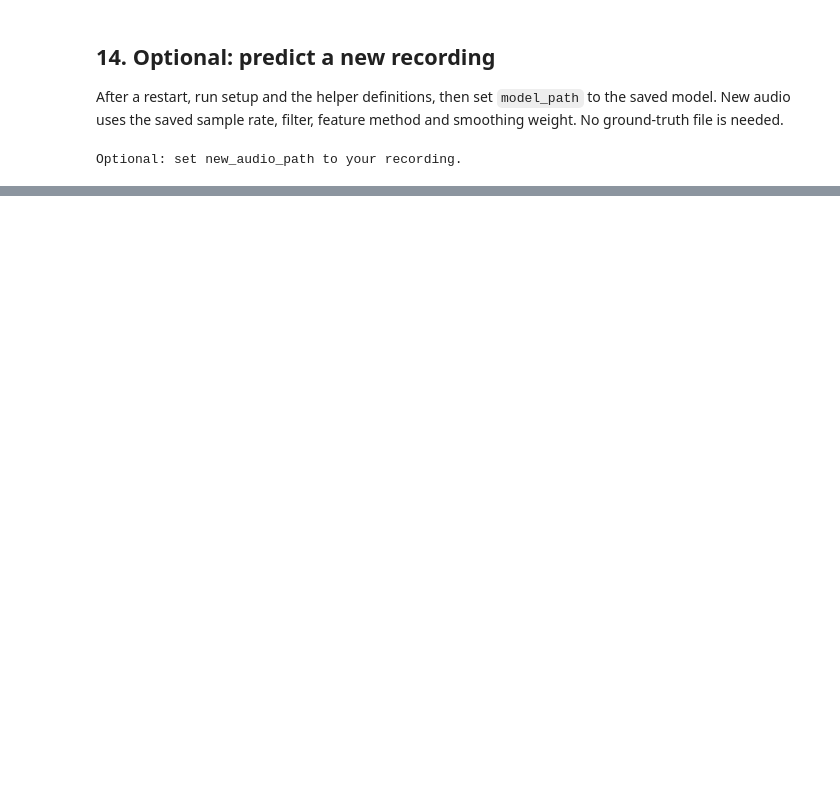
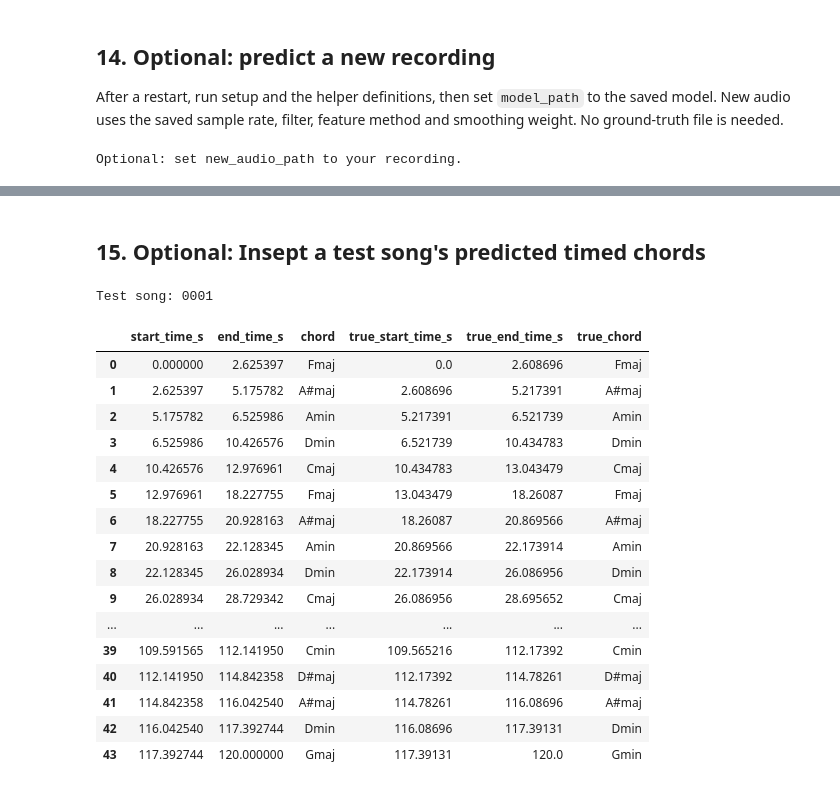
Before and after one commit to hanneswesterberg/dt2470-project, a Jupyter notebook: AAM_Window_HMM.ipynb, the cells around one changed output, grey strips where cells are left out. Drawn from its saved outputs; the diff is of its cells as text; code cells hidden in the pictures; blank space fills up the shorter version.

```diff
--- a/AAM_Window_HMM.ipynb
+++ b/AAM_Window_HMM.ipynb
@@ -853,0 +871,46 @@ Test song: 0057
+# %% [markdown]
+## 15. Optional: Insept a test song's predicted timed chords
+# %%
+song_id = split["test"][0]
+prediction_path = evaluation_path / f"{song_id}_predictions.csv"
+
+df = pd.read_csv(prediction_path)[["time_s", "end_time_s", "chord"]]
+df = df.rename(columns={"time_s": "start_time_s"})
+
+truth = merge_intervals(ground_truth[song_id])
+
+df[["true_start_time_s", "true_end_time_s", "true_chord"]] = pd.NA
+
+for i, row in df.iterrows():
+    overlap = (
+        np.minimum(truth.end, row.end_time_s)
+        - np.maximum(truth.start, row.start_time_s)
+    ).clip(lower=0)
+
+    if overlap.max() > 0:
+        match = truth.loc[overlap.idxmax()]
+        df.loc[i, ["true_start_time_s", "true_end_time_s", "true_chord"]] = [
+            match.start, match.end, match.chord
+        ]
+
+print(f"Test song: {song_id}")
+display(df)
+# %% [output]
+Test song: 0001
+|  | start_time_s | end_time_s | chord | true_start_time_s | true_end_time_s | true_chord |
+| 0 | 0.000000 | 2.625397 | Fmaj | 0.0 | 2.608696 | Fmaj |
+| 1 | 2.625397 | 5.175782 | A#maj | 2.608696 | 5.217391 | A#maj |
+| 2 | 5.175782 | 6.525986 | Amin | 5.217391 | 6.521739 | Amin |
+| 3 | 6.525986 | 10.426576 | Dmin | 6.521739 | 10.434783 | Dmin |
+| 4 | 10.426576 | 12.976961 | Cmaj | 10.434783 | 13.043479 | Cmaj |
+| 5 | 12.976961 | 18.227755 | Fmaj | 13.043479 | 18.26087 | Fmaj |
+| 6 | 18.227755 | 20.928163 | A#maj | 18.26087 | 20.869566 | A#maj |
+| 7 | 20.928163 | 22.128345 | Amin | 20.869566 | 22.173914 | Amin |
+| 8 | 22.128345 | 26.028934 | Dmin | 22.173914 | 26.086956 | Dmin |
+| 9 | 26.028934 | 28.729342 | Cmaj | 26.086956 | 28.695652 | Cmaj |
+| ... | ... | ... | ... | ... | ... | ... |
+| 39 | 109.591565 | 112.141950 | Cmin | 109.565216 | 112.17392 | Cmin |
+| 40 | 112.141950 | 114.842358 | D#maj | 112.17392 | 114.78261 | D#maj |
+| 41 | 114.842358 | 116.042540 | A#maj | 114.78261 | 116.08696 | A#maj |
+| 42 | 116.042540 | 117.392744 | Dmin | 116.08696 | 117.39131 | Dmin |
+| 43 | 117.392744 | 120.000000 | Gmaj | 117.39131 | 120.0 | Gmin |
```
Also changed, not shown: parts of 14 cells of this notebook.
